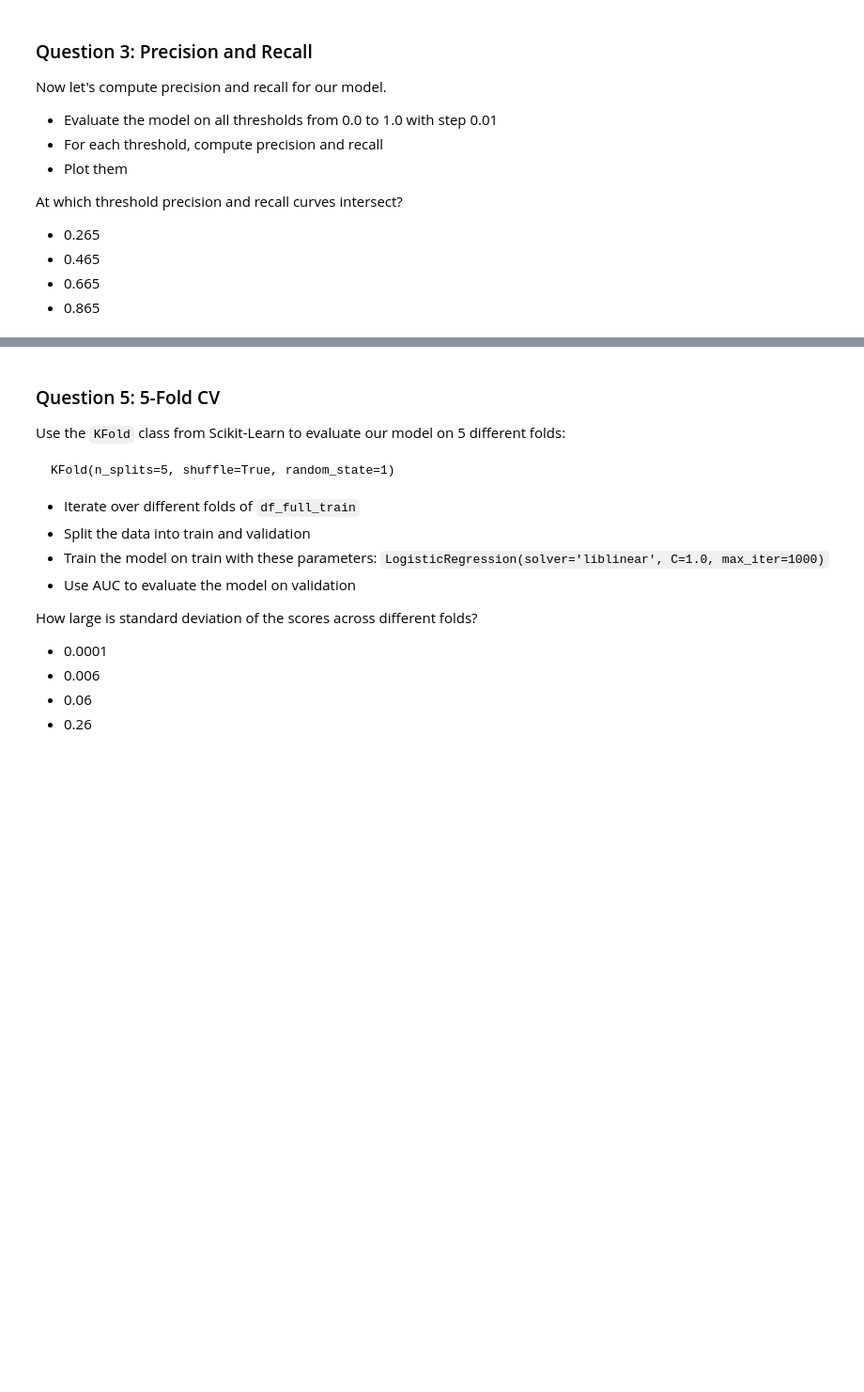
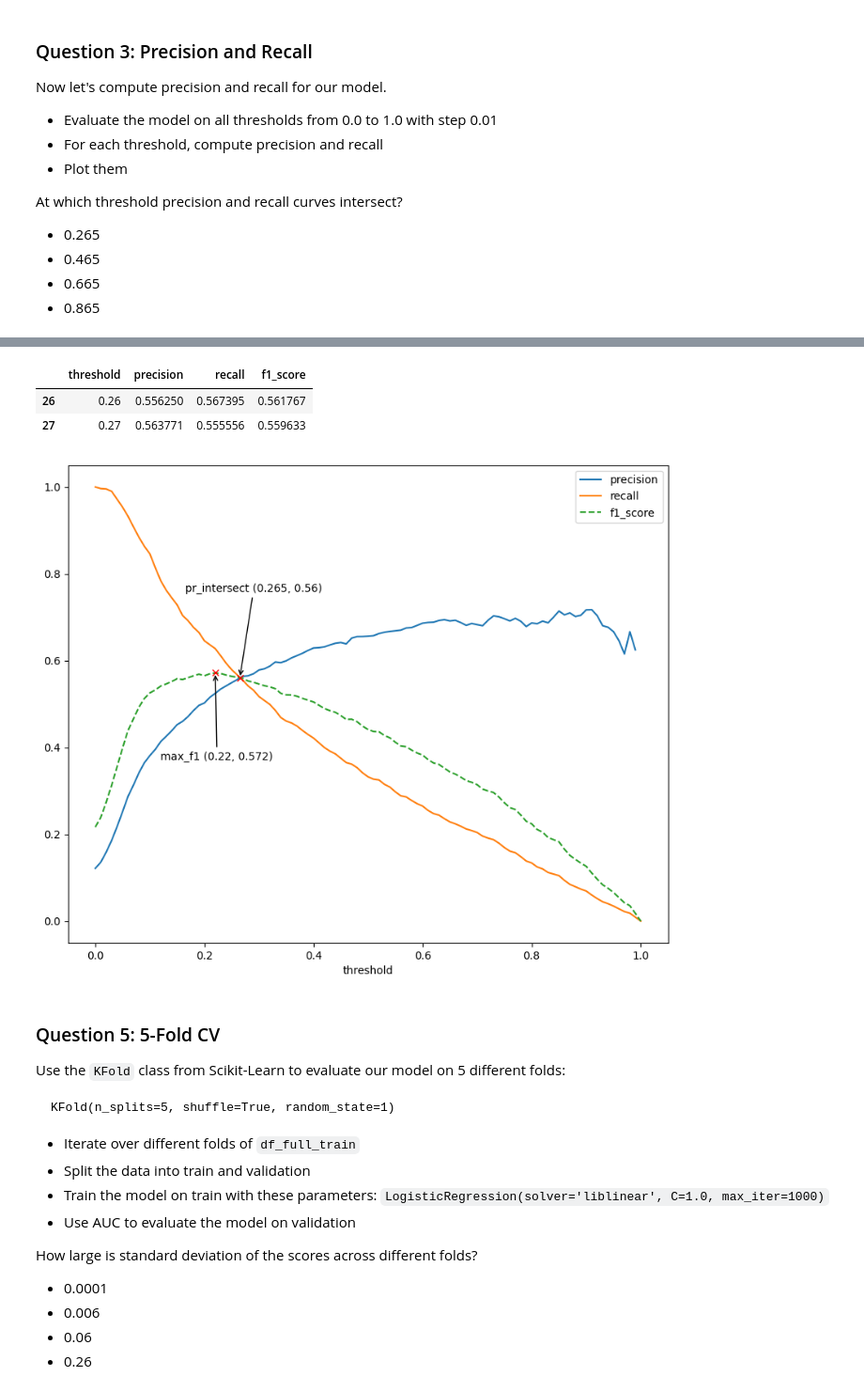
Before and after one commit to VolodymyrBil/project1_yanqing-song, a Jupyter notebook: 04-evaluation.ipynb, the cells around one changed output, grey strips where cells are left out. Shown at 94% size. Cells and saved outputs as stored; diff of their text form; code cells hidden in the pictures; blank space fills up the shorter version.

```diff
--- a/04-evaluation.ipynb
+++ b/04-evaluation.ipynb
@@ -41,6 +67,12 @@ For the rest of the homework, you'll need to use only these columns:
 
 
 Split the data into 3 parts: train/validation/test with 60%/20%/20% distribution. Use `train_test_split` function for that with `random_state=1`
+# %%
+df = pd.read_csv('bank-full.csv', sep=';')
+X = df.drop(columns=['default', 'loan','y'])
+y = (df['y']=='yes').astype(int)
+X_train_val, X_test, y_train_val, y_test = train_test_split(X, y, test_size=0.2, random_state=1)
+X_train, X_val, y_train, y_val = train_test_split(X_train_val, y_train_val, test_size=0.25, random_state=1)
 # %% [markdown]
 ### Question 1: ROC AUC feature importance
 
@@ -79,3 +137,18 @@ What's the AUC of this model on the validation dataset? (round to 3 digits)
 - 0.79
 - 0.89
 - 0.99
+# %%
+def logistic_reg(X_train, X_val, y_train, y_val, C=1.0):
+    dv = DictVectorizer()
+    X_train = dv.fit_transform(X_train.to_dict(orient='records'))
+    X_val = dv.transform(X_val.to_dict(orient='records'))
+
+    model = LogisticRegression(solver='liblinear', C=C, max_iter=1000)
+    model.fit(X_train, y_train)
+    y_val_score = model.predict_proba(X_val)[:,1]
+    auc = roc_auc_score(y_val, y_val_score)
+    return auc, y_val_score
+
+
+auc, y_val_score = logistic_reg(X_train, X_val, y_train, y_val)
+auc
@@ -116,3 +191,28 @@ At which threshold F1 is maximal?
+# %%
+prf1 = []
+for t in np.linspace(0,1,101):
+    p = precision_score(y_val, y_val_score>=t, zero_division=np.nan)
+    r = recall_score(y_val, y_val_score>=t)
+    f1 = f1_score(y_val, y_val_score>=t)
+    prf1.append((t,p,r,f1))
+
+df_prf1 = pd.DataFrame(prf1, columns=['threshold','precision','recall','f1_score'])
+pr_equal = df_prf1.query('precision.round(1)==recall.round(1)')
+pr_equal
+# %% [output]
+|  | threshold | precision | recall | f1_score |
+| 26 | 0.26 | 0.556250 | 0.567395 | 0.561767 |
+| 27 | 0.27 | 0.563771 | 0.555556 | 0.559633 |
+# %%
+df_prf1.plot(x='threshold',y=['precision','recall','f1_score'], style=['-','-','--'], figsize=(10,8))
+t_inter, prec = pr_equal[['threshold','precision']].mean().round(3)
+t_f1, f1 = df_prf1.nlargest(1,'f1_score')[['threshold','f1_score']].round(3).squeeze()
+plt.plot((t_inter,t_f1), (prec,f1), 'rx')
+plt.annotate(f'pr_intersect {t_inter,prec}', (t_inter,prec), (t_inter-0.1,prec+0.2), arrowprops={'arrowstyle':'->'})
+plt.annotate(f'max_f1 {t_f1,f1}', (t_f1,f1), (t_f1-0.1,f1-0.2), arrowprops={'arrowstyle':'->'})
+plt.show()
+# %% [output]
+[figure, added]
 # %% [markdown]
 ### Question 5: 5-Fold CV
 
```
Also changed, not shown: parts of 10 cells of this notebook, 1 other file.
